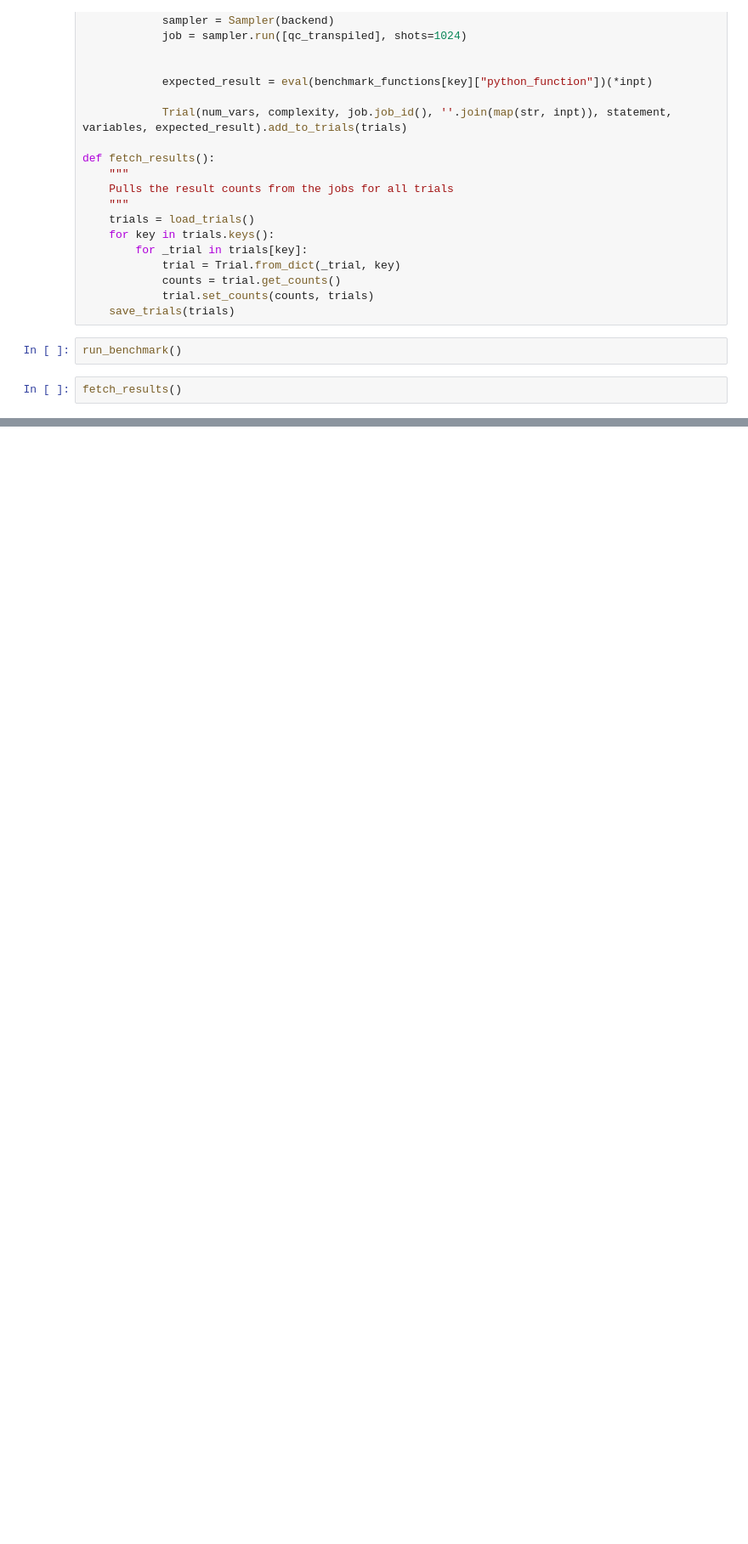
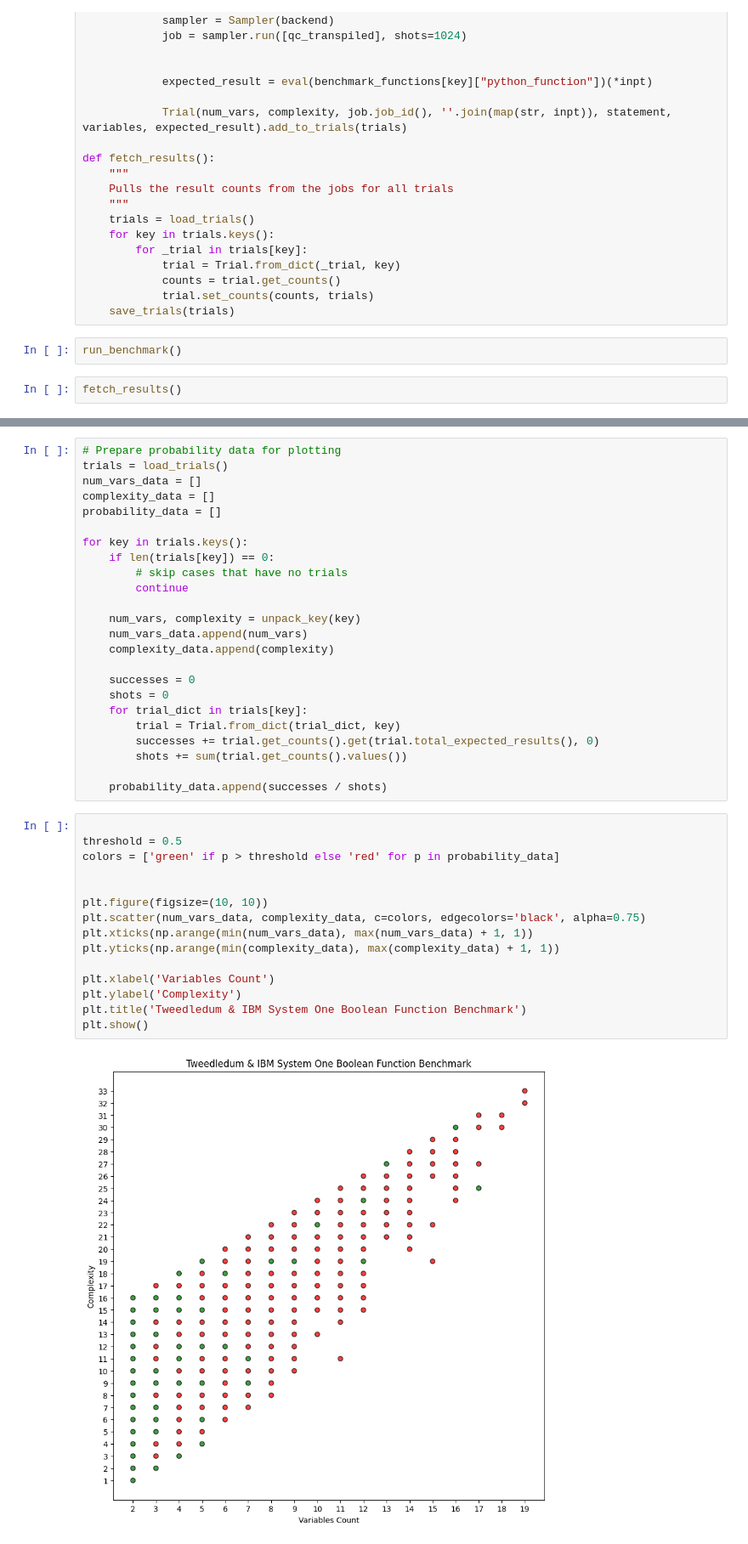
Before and after one commit to ErikUmble/Python2QCCompiler, a Jupyter notebook: compilation-benchmarking/benchmark.ipynb, the cells around one changed output, grey strips where cells are left out. Shown at 85% size. Cells and saved outputs as stored; diff of their text form; blank space fills up the shorter version.

Commit message:
Get probabilities and add plot

```diff
--- a/compilation-benchmarking/benchmark.ipynb
+++ b/compilation-benchmarking/benchmark.ipynb
@@ -181,0 +198,41 @@ print("Expected:", trial.total_expected_results())
+# %%
+# Prepare probability data for plotting
+trials = load_trials()
+num_vars_data = []
+complexity_data = []
+probability_data = []
+
+for key in trials.keys():
+    if len(trials[key]) == 0:
+        # skip cases that have no trials
+        continue
+
+    num_vars, complexity = unpack_key(key)
+    num_vars_data.append(num_vars)
+    complexity_data.append(complexity)
+
+    successes = 0
+    shots = 0
+    for trial_dict in trials[key]:
+        trial = Trial.from_dict(trial_dict, key)
+        successes += trial.get_counts().get(trial.total_expected_results(), 0)
+        shots += sum(trial.get_counts().values())
+
+    probability_data.append(successes / shots)
+# %%
+
+threshold = 0.5
+colors = ['green' if p > threshold else 'red' for p in probability_data]
+
+
+plt.figure(figsize=(10, 10))
+plt.scatter(num_vars_data, complexity_data, c=colors, edgecolors='black', alpha=0.75)
+plt.xticks(np.arange(min(num_vars_data), max(num_vars_data) + 1, 1))
+plt.yticks(np.arange(min(complexity_data), max(complexity_data) + 1, 1))
+
+plt.xlabel('Variables Count')
+plt.ylabel('Complexity')
+plt.title('Tweedledum & IBM System One Boolean Function Benchmark')
+plt.show()
+# %% [output]
+[figure, added]
```
Also changed, not shown: parts of 2 cells of this notebook.
